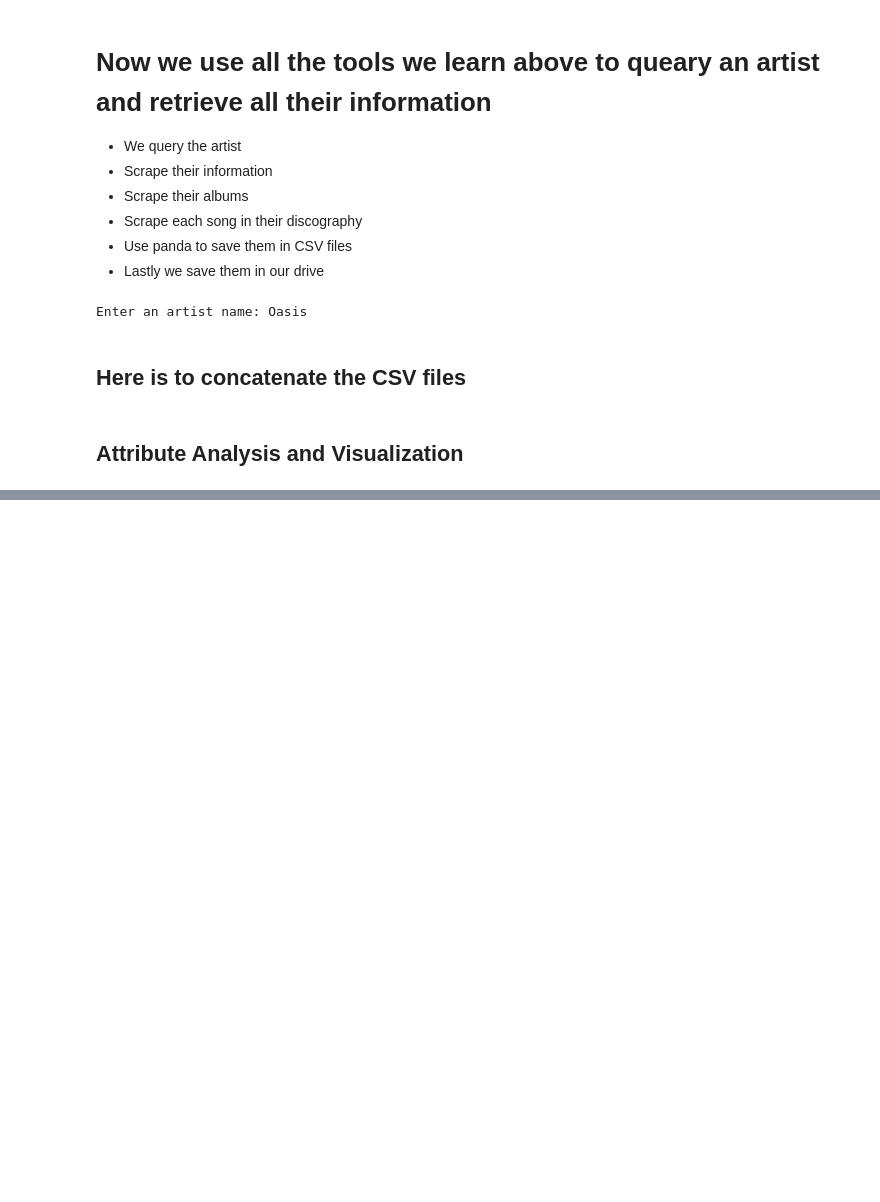
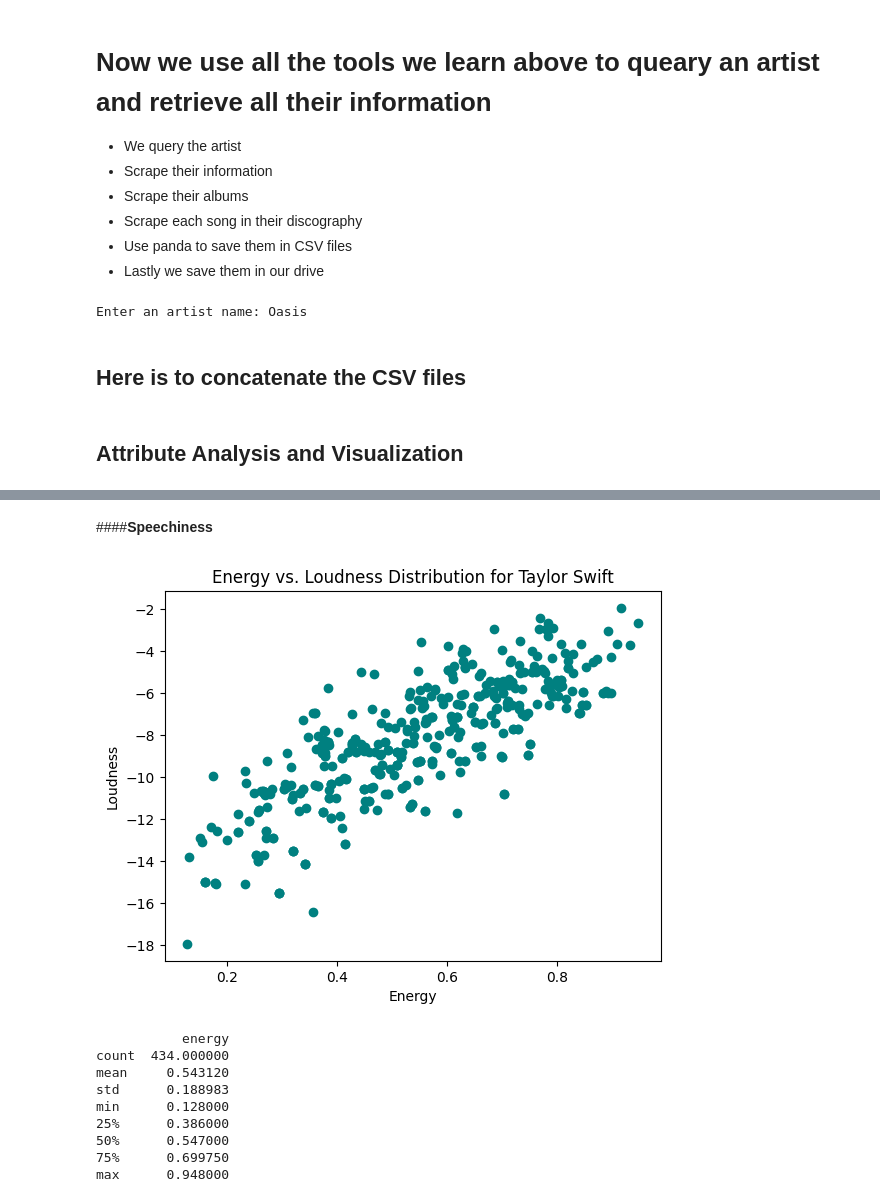
Before and after one commit to richirey75/Data-Mining-CS4990, a Jupyter notebook: DataMiningProject.ipynb, the cells around one changed output, grey strips where cells are left out. Drawn from its saved outputs; the diff is of its cells as text; code cells hidden in the pictures; blank space fills up the shorter version.

```diff
--- a/DataMiningProject.ipynb
+++ b/DataMiningProject.ipynb
@@ -276,0 +296,35 @@ plt.show()
+# %% [markdown]
+####**Speechiness**
+# %%
+df = pd.read_csv('Taylor Swift_tracks_info.csv')
+
+#Reference speechiness and acousticness data
+ts_energy = df['energy']
+ts_acousticness = df['loudness']
+
+#Create scatter plot of speechiness and acousticness
+plt.scatter(ts_energy, ts_acousticness, color='teal')
+
+#Add labels and title
+plt.xlabel('Energy')
+plt.ylabel('Loudness')
+plt.title('Energy vs. Loudness Distribution for Taylor Swift')
+
+#Display the plot
+plt.show()
+
+#Display summary statistics
+scatter_plot = pd.DataFrame(ts_energy)
+summary = scatter_plot.describe()
+print(summary)
+# %% [output]
+[figure, added]
+           energy
+count  434.000000
+mean     0.543120
+std      0.188983
+min      0.128000
+25%      0.386000
+50%      0.547000
+75%      0.699750
+max      0.948000
```
Also changed, not shown: parts of 4 cells of this notebook.
